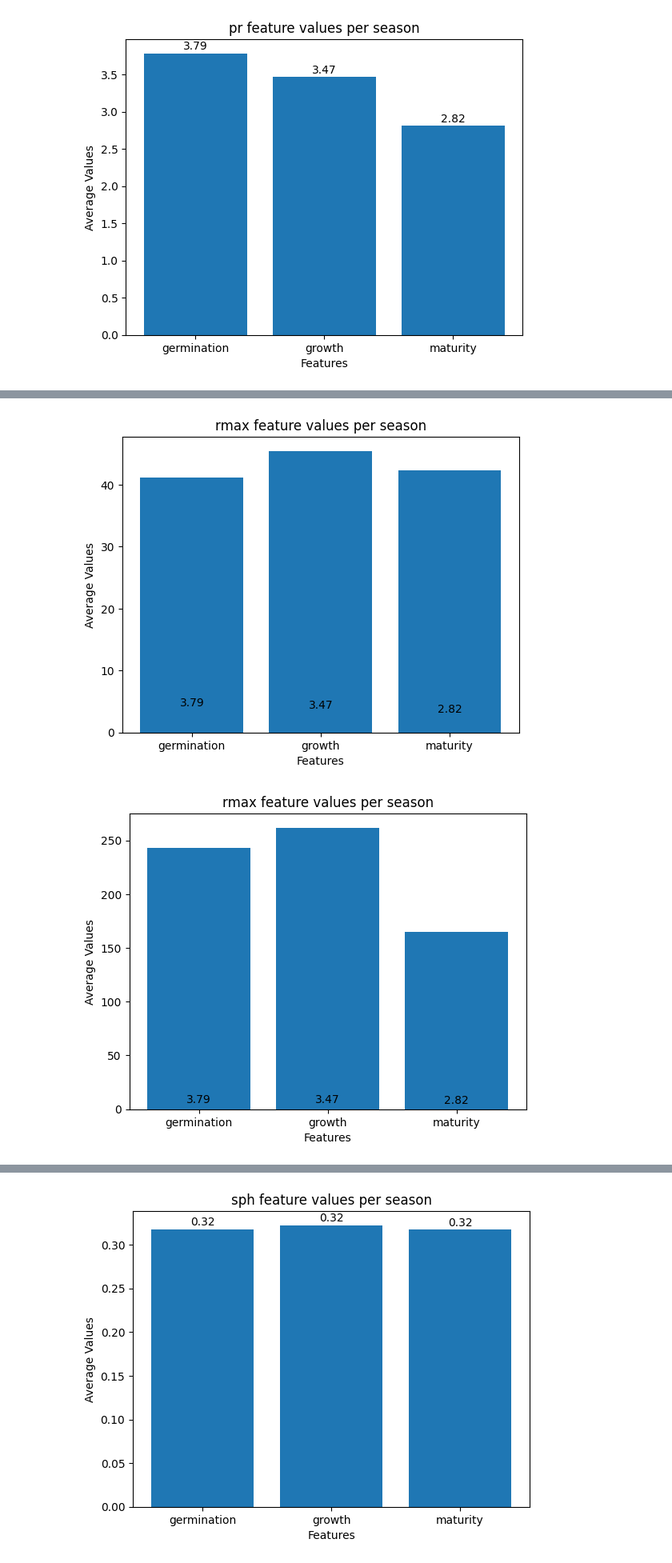
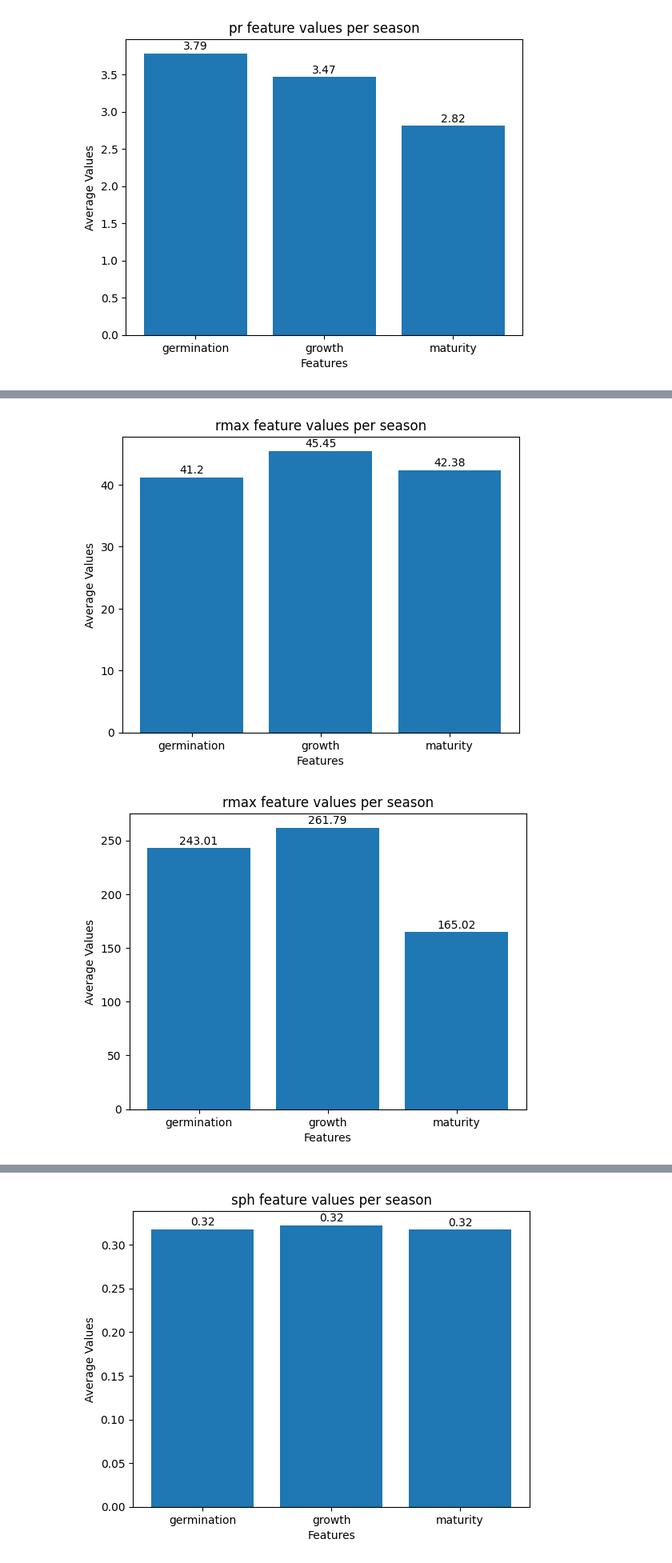
Before and after one commit to baekka1/Crop-Yield-Prediction, a Jupyter notebook: GrowthPhaseVisualization.ipynb, the cells around one changed output, grey strips where cells are left out. Shown at 80% size. Cells and saved outputs as stored; diff of their text form; code cells hidden in the pictures.

Commit message:
Visualize the average feature values for the 3 seasons of corn yield.

```diff
--- a/GrowthPhaseVisualization.ipynb
+++ b/GrowthPhaseVisualization.ipynb
@@ -41,7 +41,7 @@ rmax_growth = np.mean(rmax_df['growth'])
 rmax_maturity = np.mean(rmax_df['maturity'])
 feature_values_rmax = [rmax_germination,rmax_growth,rmax_maturity]
 feature_names = ['germination', 'growth', 'maturity']
-bar = plt.bar(feature_names, feature_values_rmax)
+bars = plt.bar(feature_names, feature_values_rmax)
 plt.xlabel('Features')
 plt.ylabel('Average Values')
 plt.title('rmax feature values per season')
@@ -57,7 +57,7 @@ rmin_growth = np.mean(rmin_df['growth'])
 rmin_maturity = np.mean(rmin_df['maturity'])
 feature_values_rmin = [rmin_germination,rmin_growth,rmin_maturity]
 feature_names = ['germination', 'growth', 'maturity']
-bar = plt.bar(feature_names, feature_values_rmin)
+bars = plt.bar(feature_names, feature_values_rmin)
 plt.xlabel('Features')
 plt.ylabel('Average Values')
 plt.title('rmax feature values per season')
@@ -66,23 +66,23 @@ for bar in bars:
     plt.text(bar.get_x() + bar.get_width()/2, yval + 0.005*yval, round(yval, 2), ha='center', va='bottom')
 plt.show()
 # %% [output]
-[figure, old version]
+[figure, new version]
 # %%
 srad_germination = np.mean(srad_df['germination'])
 srad_growth = np.mean(srad_df['growth'])
 srad_maturity = np.mean(srad_df['maturity'])
 feature_values_srad = [srad_germination,srad_growth,srad_maturity]
 feature_names = ['germination', 'growth', 'maturity']
-bar = plt.bar(feature_names, feature_values_srad)
+bars = plt.bar(feature_names, feature_values_srad)
 plt.xlabel('Features')
 plt.ylabel('Average Values')
 plt.title('rmax feature values per season')
 for bar in bars:
     yval = bar.get_height()
     plt.text(bar.get_x() + bar.get_width()/2, yval + 0.005*yval, round(yval, 2), ha='center', va='bottom')
 plt.show()
 # %% [output]
-[figure, old version]
+[figure, new version]
 # %%
 srad_germination = np.mean(srad_df['germination'])
 srad_growth = np.mean(srad_df['growth'])
```
Also changed, not shown: parts of 2 cells of this notebook.
